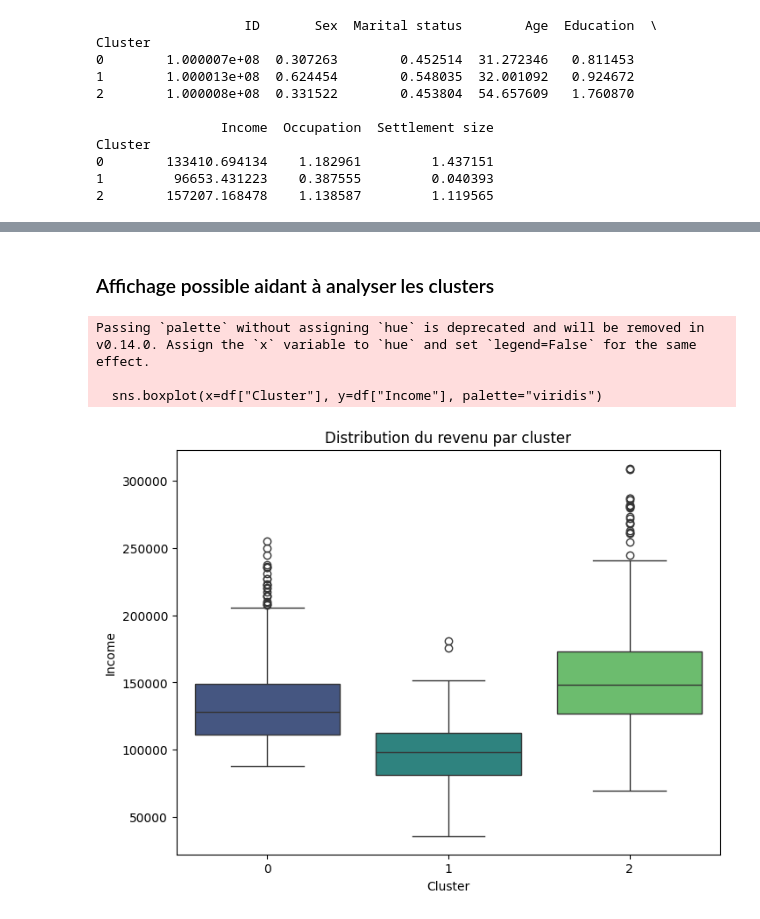
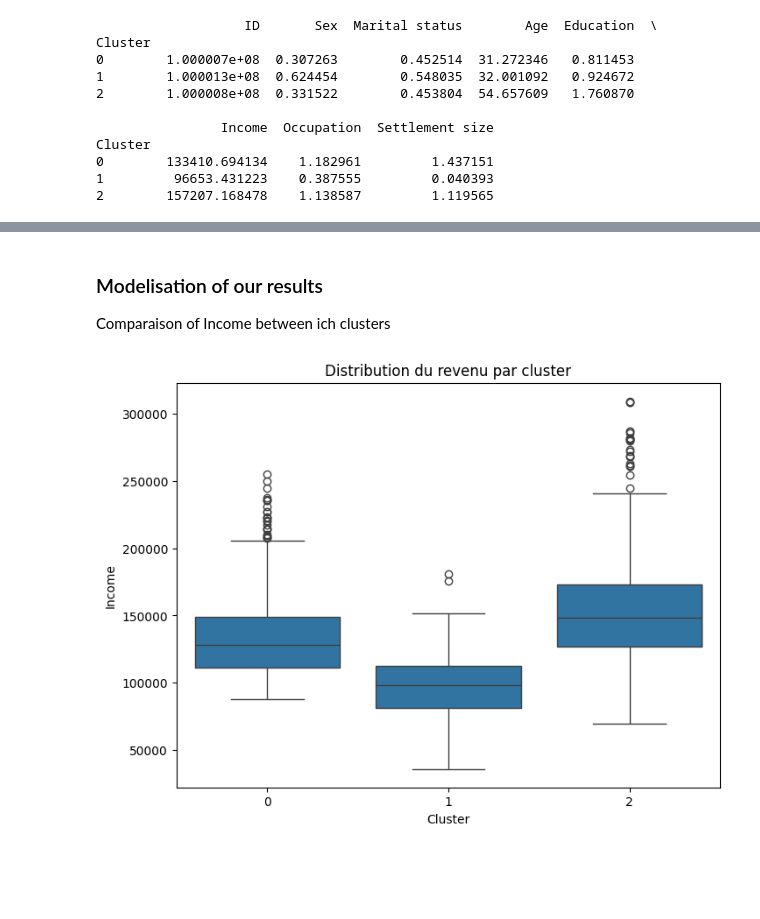
Before and after one commit to Saoty3/Projet_MachinLearning_International, a Jupyter notebook: Analyse_de_donnée.ipynb, the cells around one changed output, grey strips where cells are left out. Cells and saved outputs as stored; diff of their text form; code cells hidden in the pictures; blank space fills up the shorter version.

```diff
--- a/Analyse_de_donnée.ipynb
+++ b/Analyse_de_donnée.ipynb
@@ -259,16 +328,12 @@ On peut remarquer que le troisième cluster semble correspondre à une part plus
 # %% [markdown]
-### Affichage possible aidant à analyser les clusters
+### Modelisation of our results
+Comparaison of Income between ich clusters
 # %%
-import seaborn as sns
-
 plt.figure(figsize=(8,6))
-sns.boxplot(x=df["Cluster"], y=df["Income"], palette="viridis")
+sns.boxplot(x=df["Cluster"], y=df["Income"])
 plt.title("Distribution du revenu par cluster")
 plt.xlabel("Cluster")
 plt.ylabel("Income")
 plt.show()
 # %% [output]
-Passing `palette` without assigning `hue` is deprecated and will be removed in v0.14.0. Assign the `x` variable to `hue` and set `legend=False` for the same effect.
-
-  sns.boxplot(x=df["Cluster"], y=df["Income"], palette="viridis")
-[figure, old version]
+[figure, new version]
```
Also changed, not shown: parts of 36 cells of this notebook.
